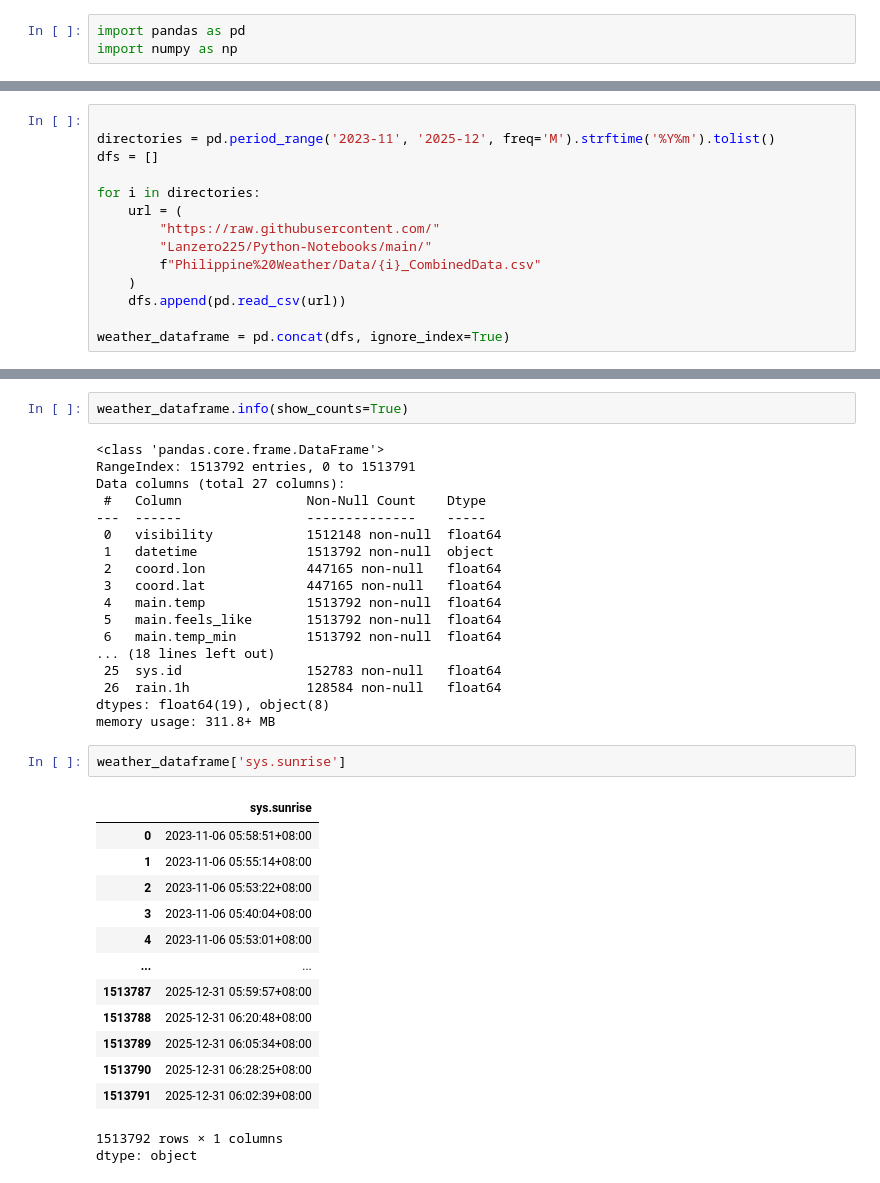
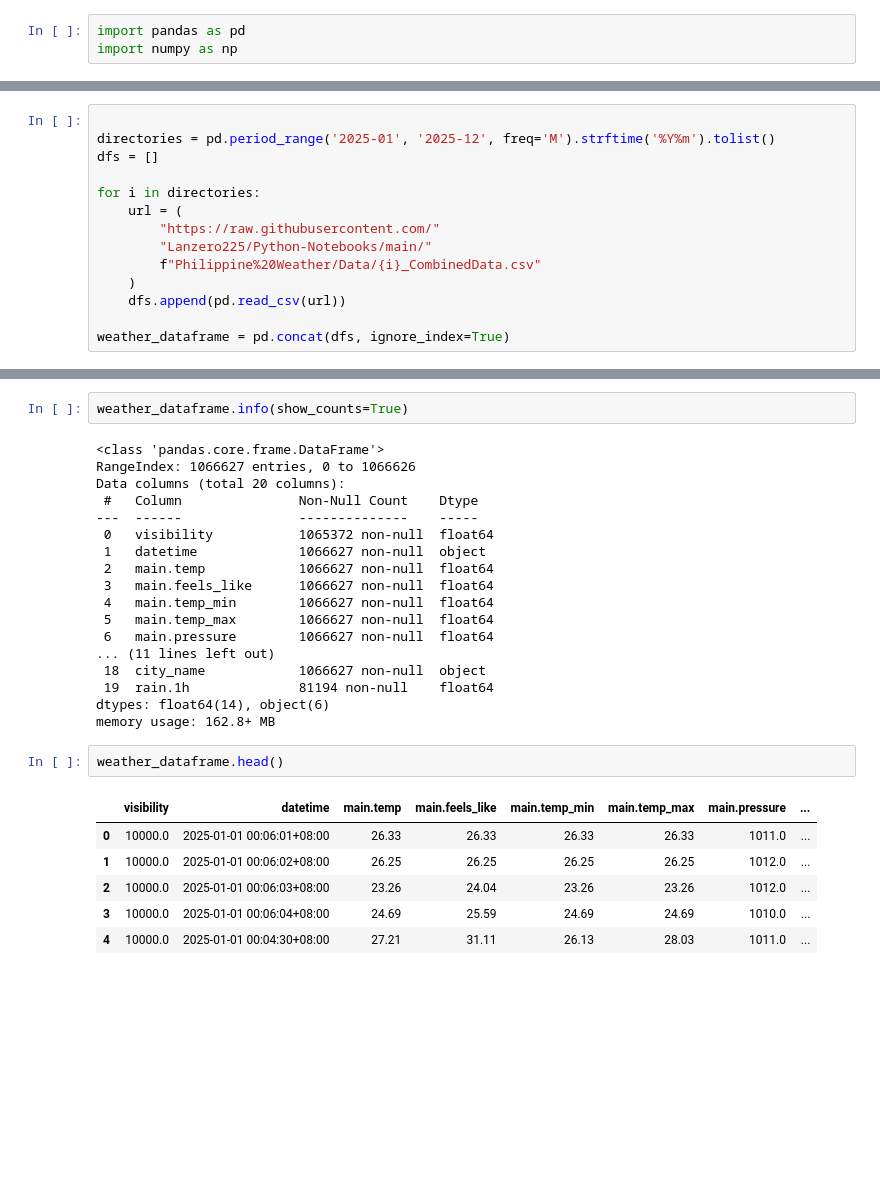
Before and after one commit to Lanzero225/Python-Notebooks, a Jupyter notebook: Philippine Weather/weather.ipynb, the cells around one changed output, grey strips where cells are left out. Drawn from its saved outputs; the diff is of its cells as text; blank space fills up the shorter version.

```diff
--- a/Philippine Weather/weather.ipynb
+++ b/Philippine Weather/weather.ipynb
@@ -30,7 +29,7 @@ First, let us begin by loading the dataset. I uploaded the dataset to my persona
 After which, the csv file will be converted into a DataFrame and aggregated into a singular DataFrame.
 # %%
 
-directories = pd.period_range('2023-11', '2025-12', freq='M').strftime('%Y%m').tolist()
+directories = pd.period_range('2025-01', '2025-12', freq='M').strftime('%Y%m').tolist()
 dfs = []
 
 for i in directories:
@@ -68,39 +57,31 @@ Datatype Mismatch:
 weather_dataframe.info(show_counts=True)
 # %% [output]
 <class 'pandas.core.frame.DataFrame'>
-RangeIndex: 1513792 entries, 0 to 1513791
-Data columns (total 27 columns):
- #   Column                Non-Null Count    Dtype
----  ------                --------------    -----
- 0   visibility            1512148 non-null  float64
- 1   datetime              1513792 non-null  object
- 2   coord.lon             447165 non-null   float64
- 3   coord.lat             447165 non-null   float64
- 4   main.temp             1513792 non-null  float64
- 5   main.feels_like       1513792 non-null  float64
- 6   main.temp_min         1513792 non-null  float64
-... (18 lines left out)
- 25  sys.id                152783 non-null   float64
- 26  rain.1h               128584 non-null   float64
-dtypes: float64(19), object(8)
-memory usage: 311.8+ MB
+RangeIndex: 1066627 entries, 0 to 1066626
+Data columns (total 20 columns):
+ #   Column               Non-Null Count    Dtype
+---  ------               --------------    -----
+ 0   visibility           1065372 non-null  float64
+ 1   datetime             1066627 non-null  object
+ 2   main.temp            1066627 non-null  float64
+ 3   main.feels_like      1066627 non-null  float64
+ 4   main.temp_min        1066627 non-null  float64
+ 5   main.temp_max        1066627 non-null  float64
+ 6   main.pressure        1066627 non-null  float64
+... (11 lines left out)
+ 18  city_name            1066627 non-null  object
+ 19  rain.1h              81194 non-null    float64
+dtypes: float64(14), object(6)
+memory usage: 162.8+ MB
-# %%
-weather_dataframe['sys.sunrise']
-# %% [output]
-|  | sys.sunrise |
-| 0 | 2023-11-06 05:58:51+08:00 |
-| 1 | 2023-11-06 05:55:14+08:00 |
-| 2 | 2023-11-06 05:53:22+08:00 |
-| 3 | 2023-11-06 05:40:04+08:00 |
-| 4 | 2023-11-06 05:53:01+08:00 |
-| ... | ... |
-| 1513787 | 2025-12-31 05:59:57+08:00 |
-| 1513788 | 2025-12-31 06:20:48+08:00 |
-| 1513789 | 2025-12-31 06:05:34+08:00 |
-| 1513790 | 2025-12-31 06:28:25+08:00 |
-| 1513791 | 2025-12-31 06:02:39+08:00 |
-1513792 rows × 1 columns
-dtype: object
+# %%
+weather_dataframe.head()
+# %% [output]
+|  | visibility | datetime | main.temp | main.feels_like | main.temp_min | main.temp_max | main.pressure | ... |
+| 0 | 10000.0 | 2025-01-01 00:06:01+08:00 | 26.33 | 26.33 | 26.33 | 26.33 | 1011.0 | ... |
+| 1 | 10000.0 | 2025-01-01 00:06:02+08:00 | 26.25 | 26.25 | 26.25 | 26.25 | 1012.0 | ... |
+| 2 | 10000.0 | 2025-01-01 00:06:03+08:00 | 23.26 | 24.04 | 23.26 | 23.26 | 1012.0 | ... |
+| 3 | 10000.0 | 2025-01-01 00:06:04+08:00 | 24.69 | 25.59 | 24.69 | 24.69 | 1010.0 | ... |
+| 4 | 10000.0 | 2025-01-01 00:04:30+08:00 | 27.21 | 31.11 | 26.13 | 28.03 | 1011.0 | ... |
 # %% [markdown]
 ## Data Definition
 
```
Also changed, not shown: parts of 36 cells of this notebook.
